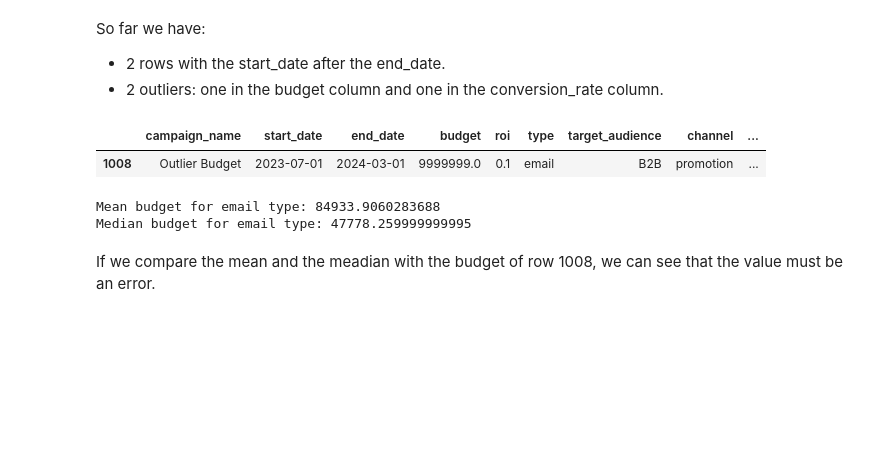
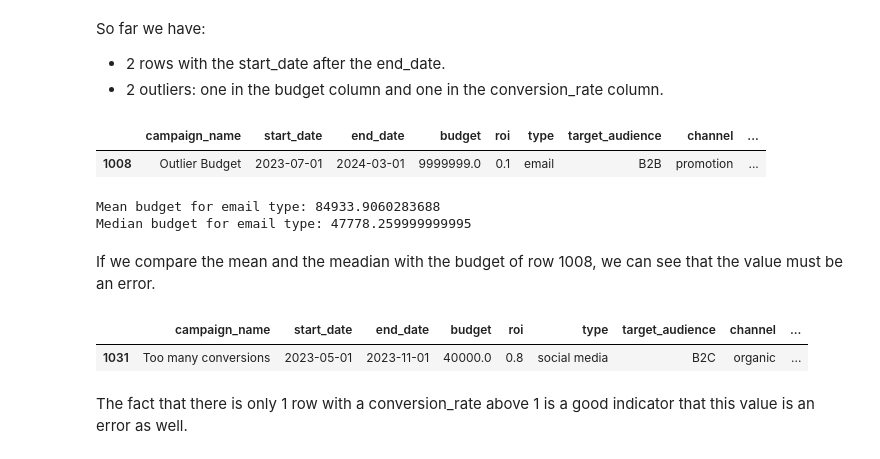
Before and after one commit to Ignacio538/Marketing-Campaings, a Jupyter notebook: Analysis.ipynb, the cells around one changed output. Drawn from its saved outputs; the diff is of its cells as text; code cells hidden in the pictures; blank space fills up the shorter version.

```diff
--- a/Analysis.ipynb
+++ b/Analysis.ipynb
@@ -362,3 +362,12 @@ Mean budget for email type: 84933.9060283688
 Median budget for email type: 47778.259999999995
 # %% [markdown]
 If we compare the mean and the meadian with the budget of row 1008, we can see that the value must be an error.
+# %%
+# Let's check the outlier in column 'conversion_rate'
+outlier_conversion_rate = df2[df2['conversion_rate'] > 1]
+outlier_conversion_rate
+# %% [output]
+|  | campaign_name | start_date | end_date | budget | roi | type | target_audience | channel | ... |
+| 1031 | Too many conversions | 2023-05-01 | 2023-11-01 | 40000.0 | 0.8 | social media | B2C | organic | ... |
+# %% [markdown]
+The fact that there is only 1 row with a conversion_rate above 1 is a good indicator that this value is an error as well.
```
